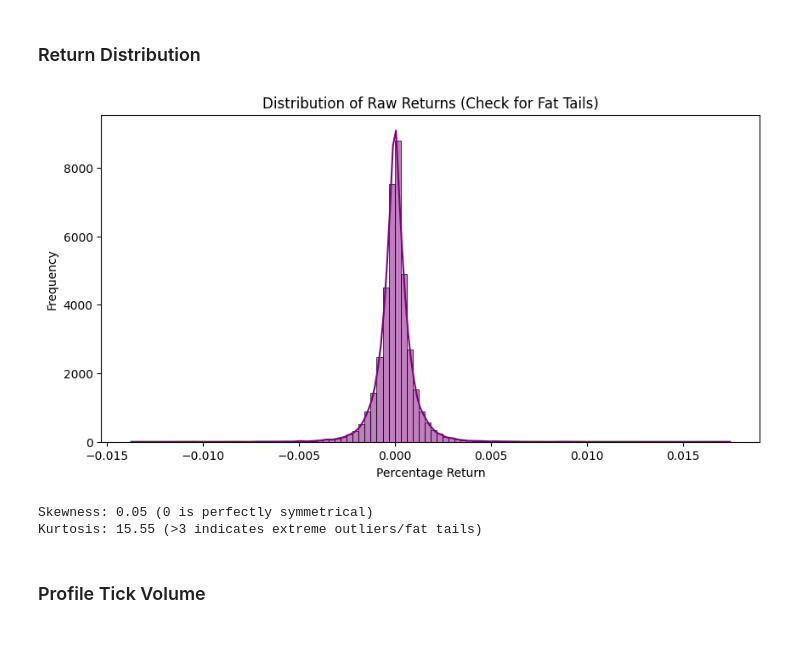
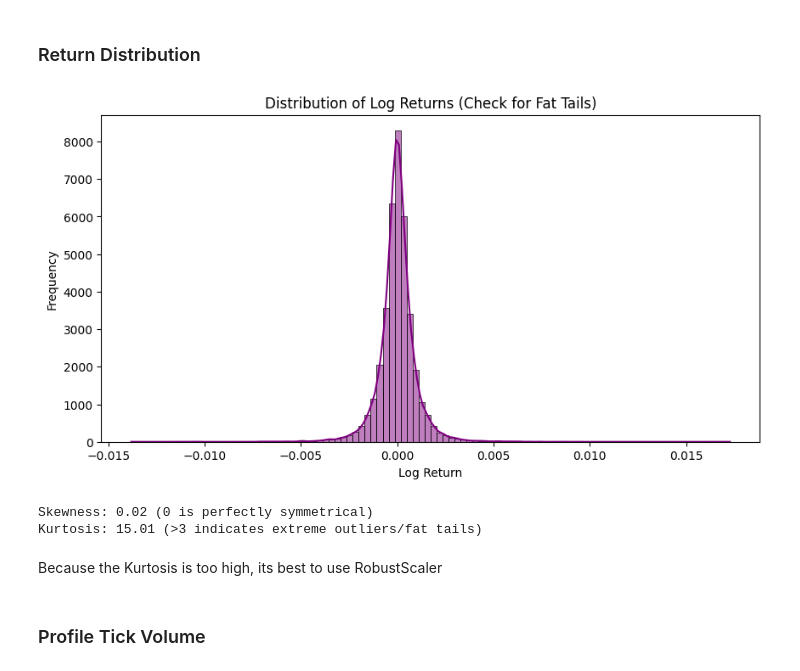
Before and after one commit to dilshanjayy/multi-model-forex-prediction-dl, a Jupyter notebook: notebooks/raw_technical_eda.ipynb, the cells around one changed output. Drawn from its saved outputs; the diff is of its cells as text; code cells hidden in the pictures; blank space fills up the shorter version.

```diff
--- a/notebooks/raw_technical_eda.ipynb
+++ b/notebooks/raw_technical_eda.ipynb
@@ -68,22 +70,26 @@ Remaining NaNs: 0
 # %% [markdown]
 ### Return Distribution
 # %%
-returns = df['close'].pct_change().dropna()
+prices_close = df["close"]
+log_returns = (prices_close / prices_close.shift(1)).apply(np.log)
+log_returns = log_returns.dropna()
 
 plt.figure(figsize=(10, 5))
-sns.histplot(x=returns, bins=100, kde=True, color='purple')
-plt.title("Distribution of Raw Returns (Check for Fat Tails)")
-plt.xlabel("Percentage Return")
+sns.histplot(x=log_returns, bins=100, kde=True, color='purple')
+plt.title("Distribution of Log Returns (Check for Fat Tails)")
+plt.xlabel("Log Return")
 plt.ylabel("Frequency")
 plt.show()
 
 # Kurtosis > 3 means fat tails. High kurtosis will blow up your MSE/Cross-Entropy gradients.
-print(f"Skewness: {returns.skew():.2f} (0 is perfectly symmetrical)")
-print(f"Kurtosis: {returns.kurtosis():.2f} (>3 indicates extreme outliers/fat tails)")
+print(f"Skewness: {log_returns.skew():.2f} (0 is perfectly symmetrical)")
+print(f"Kurtosis: {log_returns.kurtosis():.2f} (>3 indicates extreme outliers/fat tails)")
 # %% [output]
-[figure, old version]
+[figure, new version]
-Skewness: 0.05 (0 is perfectly symmetrical)
-Kurtosis: 15.55 (>3 indicates extreme outliers/fat tails)
+Skewness: 0.02 (0 is perfectly symmetrical)
+Kurtosis: 15.01 (>3 indicates extreme outliers/fat tails)
+# %% [markdown]
+Because the Kurtosis is too high, its best to use RobustScaler
 # %% [markdown]
 ### Profile Tick Volume
 # %%
```
Also changed, not shown: parts of 8 cells of this notebook, 6 other files.
